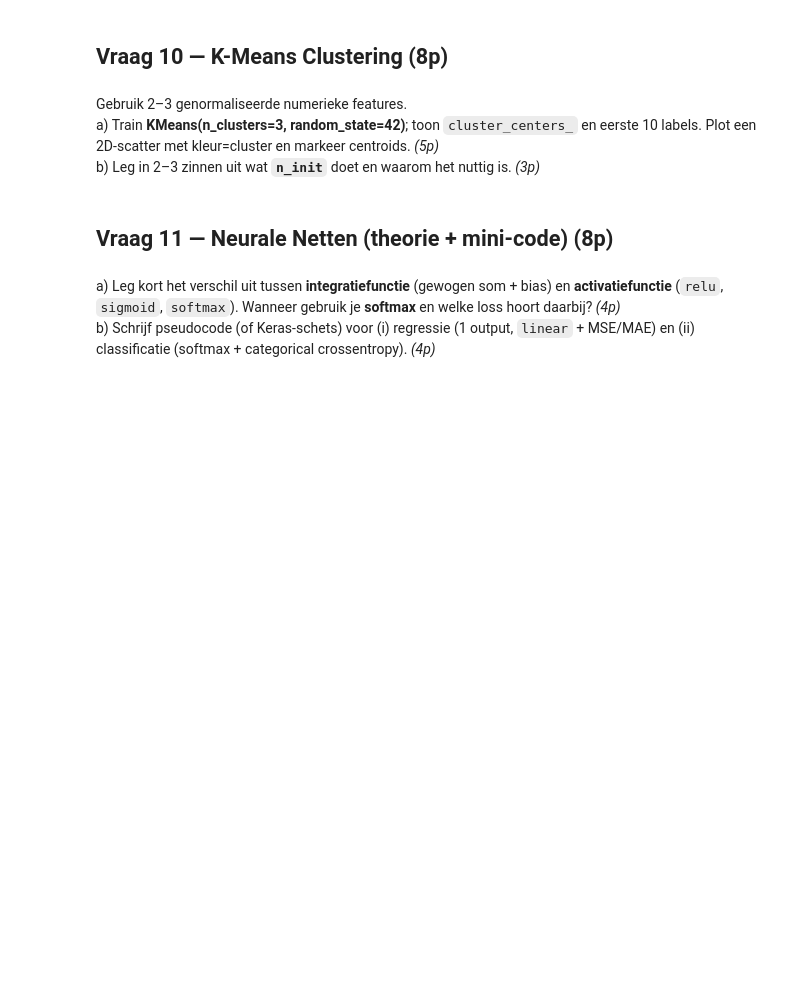
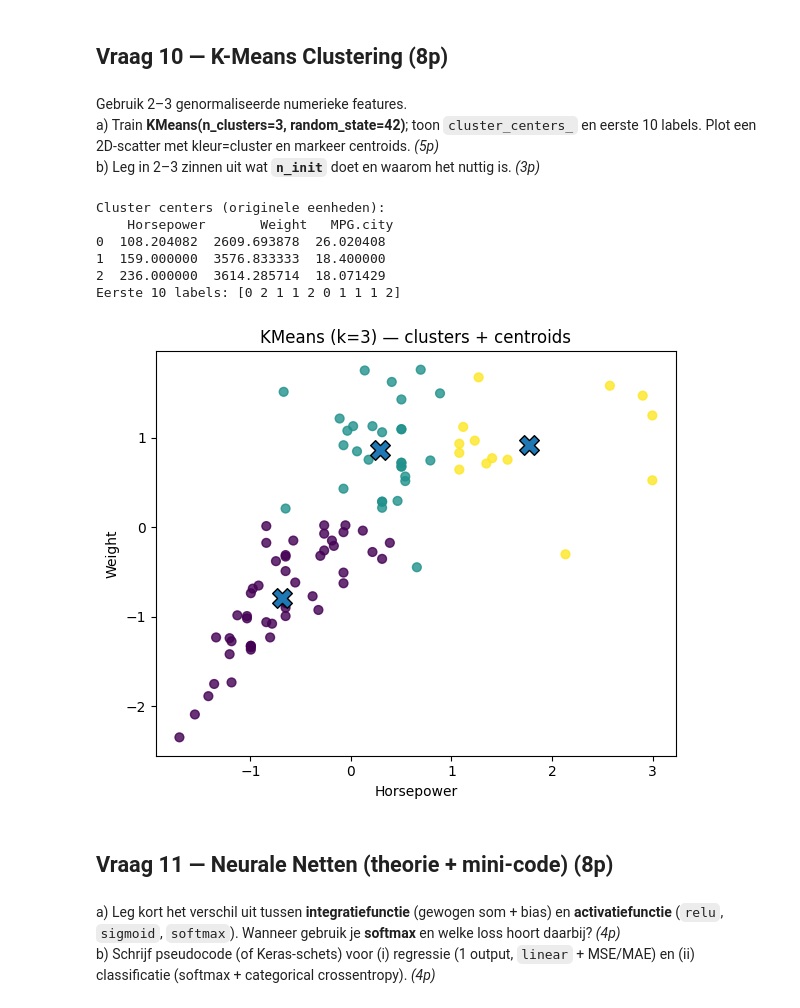
Before and after one commit to YuuneesIBH/KdG-DataScience2, a Jupyter notebook: ChatGPT-Voorbeeldexamens/examweek/DS2_Proefexamen_Stijl_Vraaggewijs.ipynb, the cells around one changed output. Drawn from its saved outputs; the diff is of its cells as text; code cells hidden in the pictures; blank space fills up the shorter version.

```diff
--- a/ChatGPT-Voorbeeldexamens/examweek/DS2_Proefexamen_Stijl_Vraaggewijs.ipynb
+++ b/ChatGPT-Voorbeeldexamens/examweek/DS2_Proefexamen_Stijl_Vraaggewijs.ipynb
@@ -485,0 +555,40 @@ b) Leg in 2–3 zinnen uit wat **`n_init`** doet en waarom het nuttig is. *(3p)*
+# %%
+# a
+#SOLUTION_START
+X = cars[["Horsepower", "Weight", "MPG.city"]].dropna()
+
+# 1) Normaliseren (belangrijk voor KMeans)
+scaler = StandardScaler()
+X_sc = scaler.fit_transform(X)
+
+# 2) KMeans
+kmeans = KMeans(n_clusters=3, n_init="auto", random_state=42)
+labels = kmeans.fit_predict(X_sc)
+
+# Centers in geschaalde ruimte + terug naar originele eenheden voor interpretatie
+centers_sc = kmeans.cluster_centers_
+centers_orig = scaler.inverse_transform(centers_sc)
+
+print("Cluster centers (originele eenheden):\n", pd.DataFrame(centers_orig, columns=X.columns))
+print("Eerste 10 labels:", labels[:10])
+#SOLUTION_END
+
+#OPTIONEEL: 2D scatter plot
+x1, x2 = X_sc[:, 0], X_sc[:, 1]
+c1, c2 = centers_sc[:, 0], centers_sc[:, 1]
+
+plt.figure(figsize=(6,5))
+plt.scatter(x1, x2, c=labels, s=40, alpha=0.8)
+plt.scatter(c1, c2, s=200, marker="X", edgecolor="k")  # centroids
+plt.xlabel(X.columns[0]); plt.ylabel(X.columns[1])
+plt.title("KMeans (k=3) — clusters + centroids")
+plt.tight_layout()
+plt.show()
+# %% [output]
+Cluster centers (originele eenheden):
+    Horsepower       Weight   MPG.city
+0  108.204082  2609.693878  26.020408
+1  159.000000  3576.833333  18.400000
+2  236.000000  3614.285714  18.071429
+Eerste 10 labels: [0 2 1 1 2 0 1 1 1 2]
+[figure, added]
```
Also changed, not shown: parts of 17 cells of this notebook, 1 other file.
